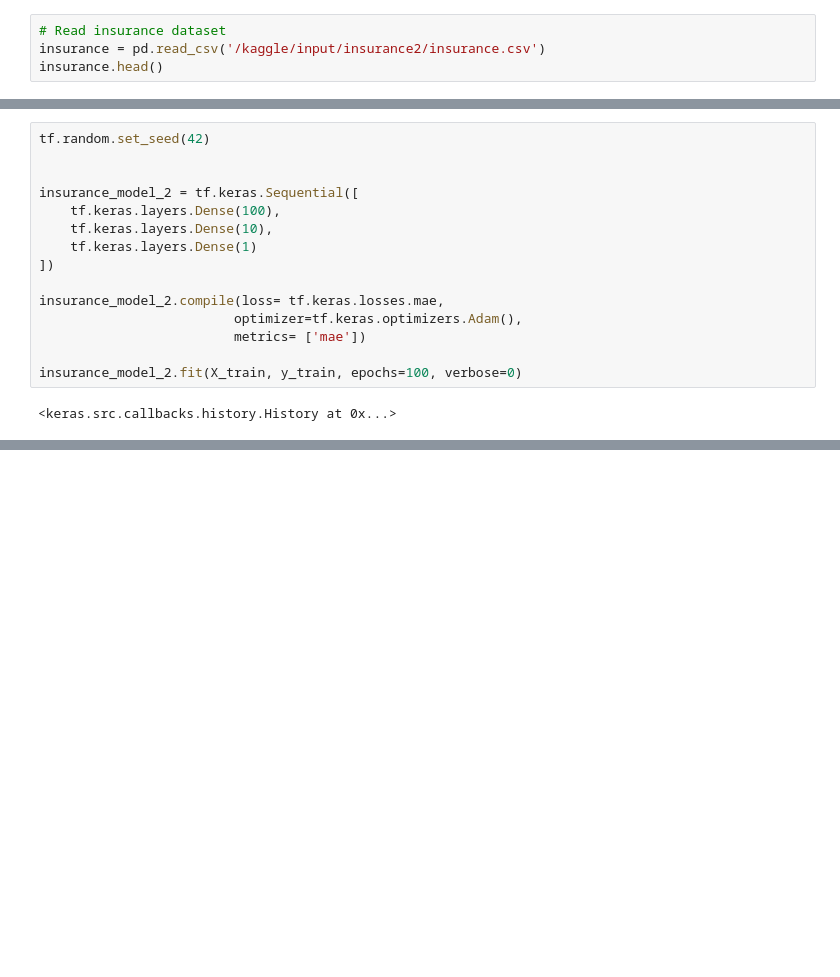
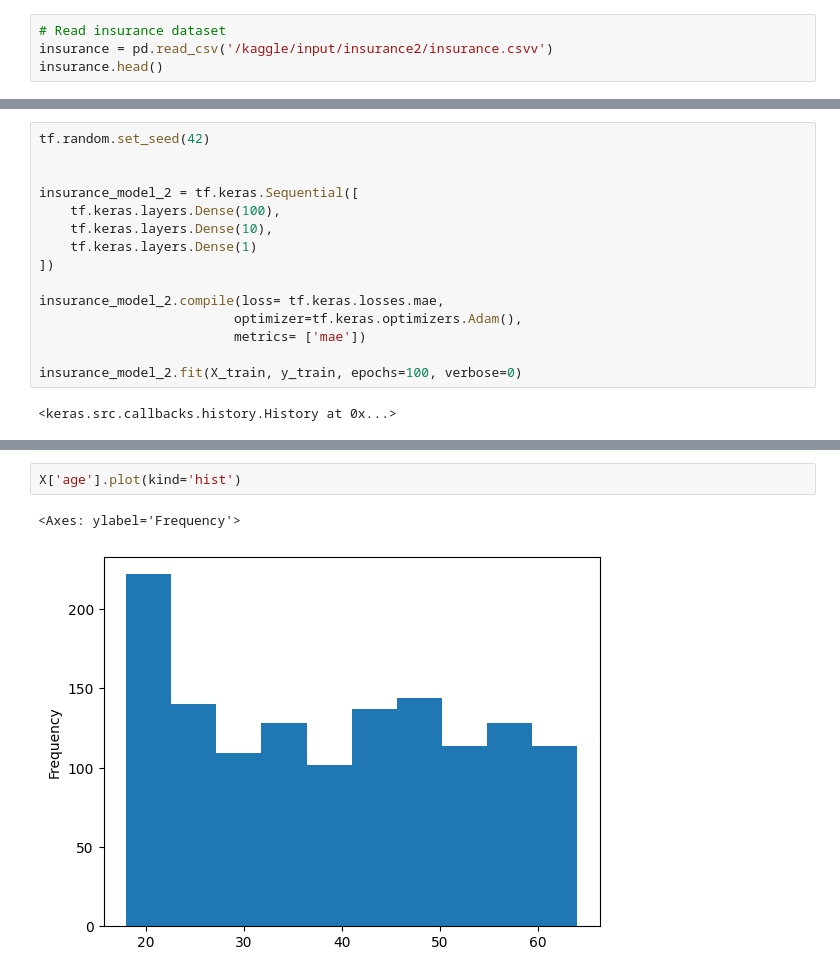
Before and after one commit to lugastyan/ML-portofolio, a Jupyter notebook: health-insurance-billing-predict-with-tensorflow.ipynb, the cells around one changed output, grey strips where cells are left out. Saved outputs shown, nothing was run; the diff lists cells and outputs as text; blank space fills up the shorter version.

Commit message:
Kaggle Notebook | Health Insurance Billing Predict With Tensorflow | Version 4

```diff
--- a/health-insurance-billing-predict-with-tensorflow.ipynb
+++ b/health-insurance-billing-predict-with-tensorflow.ipynb
@@ -9,6 +9,6 @@ import matplotlib.pyplot as plt
 # %%
 # Read insurance dataset
-insurance = pd.read_csv('/kaggle/input/insurance2/insurance.csv')
+insurance = pd.read_csv('/kaggle/input/insurance2/insurance.csvv')
 insurance.head()
 # %% [output]
 |  | age | sex | bmi | children | smoker | region | charges |
@@ -168,0 +187,5 @@ Text(0.5, 0, 'epochs')
+# %%
+X['age'].plot(kind='hist')
+# %% [output]
+<Axes: ylabel='Frequency'>
+[figure, added]
```
Also changed, not shown: parts of 19 cells of this notebook.
